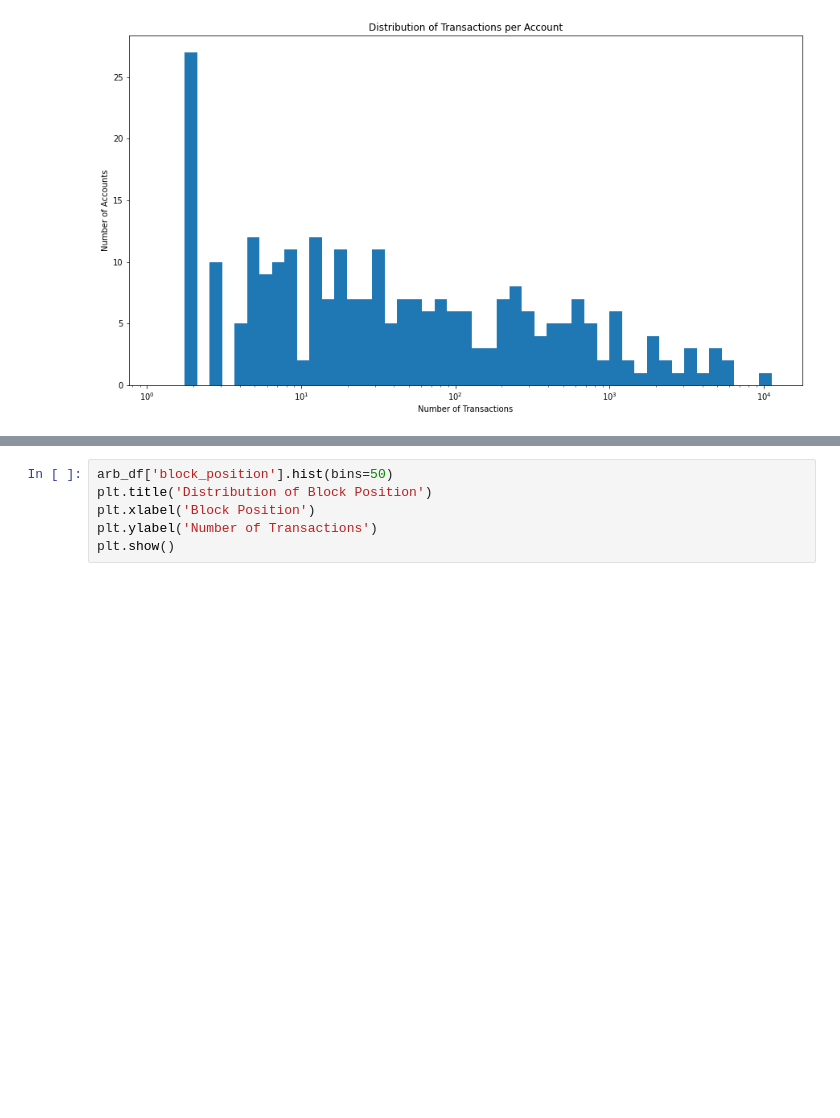
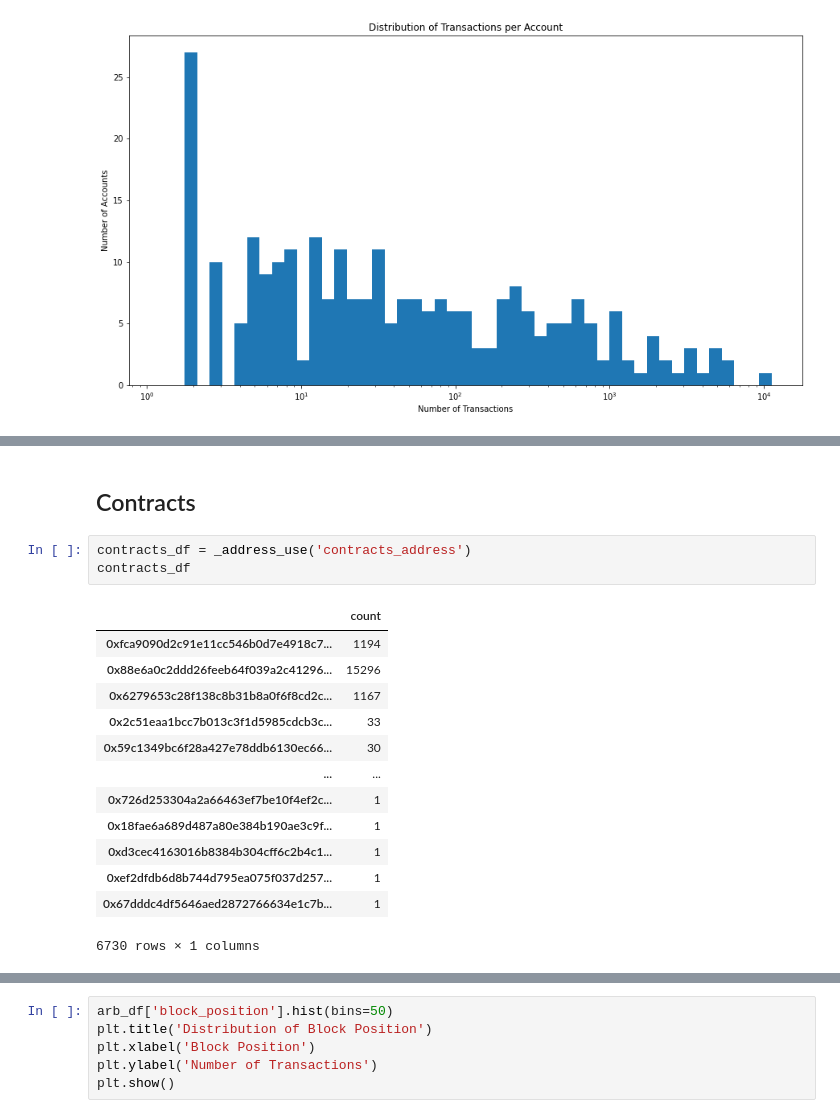
Before and after one commit to noushkia/mev-analysis, a Jupyter notebook: arbitrage_analysis.ipynb, the cells around one changed output, grey strips where cells are left out. Saved outputs shown, nothing was run; the diff lists cells and outputs as text; blank space fills up the shorter version.

```diff
--- a/arbitrage_analysis.ipynb
+++ b/arbitrage_analysis.ipynb
@@ -530,0 +482,19 @@ len(acc_freq_df.index.get_level_values(0).unique())
+# %% [markdown]
+## Contracts
+# %%
+contracts_df = _address_use('contracts_address')
+contracts_df
+# %% [output]
+|  | count |
+| 0xfca9090d2c91e11cc546b0d7e4918c7... | 1194 |
+| 0x88e6a0c2ddd26feeb64f039a2c41296... | 15296 |
+| 0x6279653c28f138c8b31b8a0f6f8cd2c... | 1167 |
+| 0x2c51eaa1bcc7b013c3f1d5985cdcb3c... | 33 |
+| 0x59c1349bc6f28a427e78ddb6130ec66... | 30 |
+| ... | ... |
+| 0x726d253304a2a66463ef7be10f4ef2c... | 1 |
+| 0x18fae6a689d487a80e384b190ae3c9f... | 1 |
+| 0xd3cec4163016b8384b304cff6c2b4c1... | 1 |
+| 0xef2dfdb6d8b744d795ea075f037d257... | 1 |
+| 0x67dddc4df5646aed2872766634e1c7b... | 1 |
+6730 rows × 1 columns
```
Also changed, not shown: parts of 44 cells of this notebook, 2 other files.
